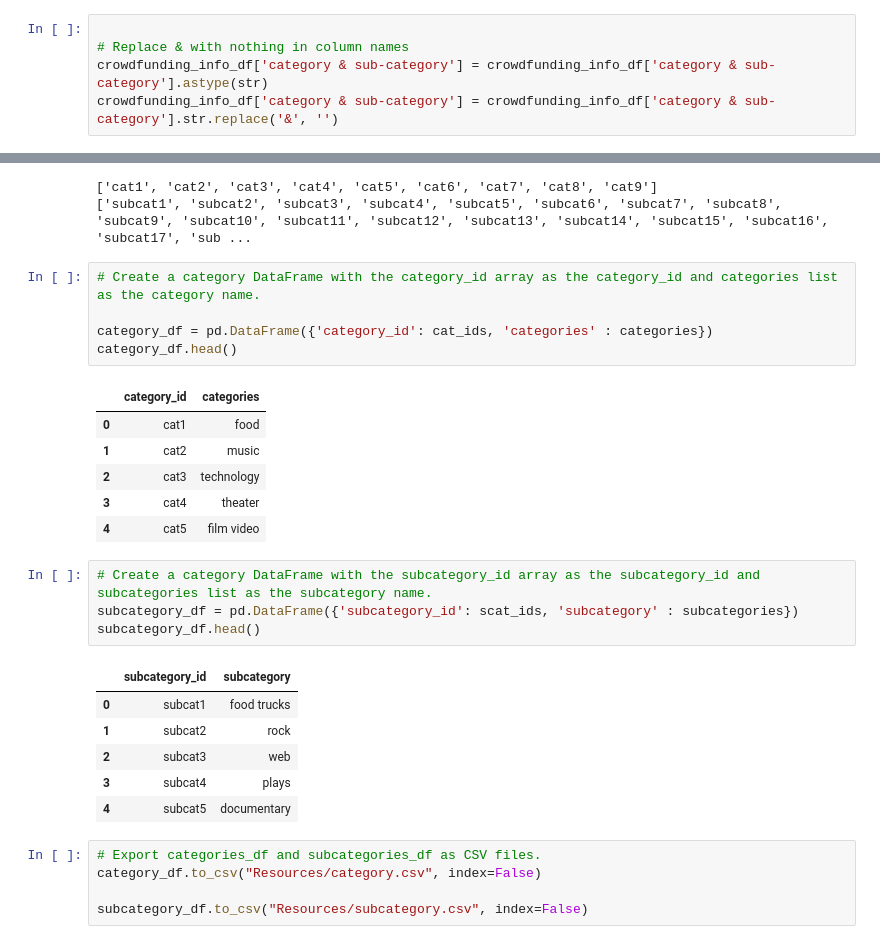
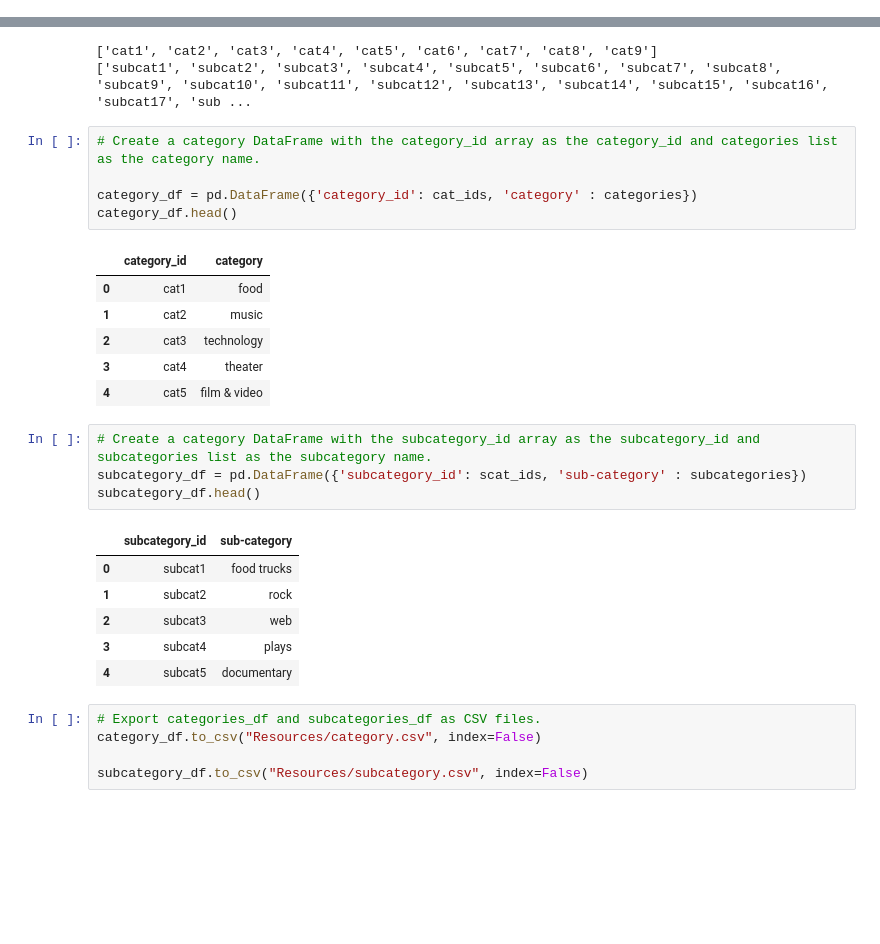
Before and after one commit to matanick1/Crowdfunding_ETL, a Jupyter notebook: ETL_Mini_Project_TMatanick_JNapier.ipynb, the cells around one changed output, grey strips where cells are left out. Cells and saved outputs as stored; diff of their text form; blank space fills up the shorter version.

```diff
--- a/ETL_Mini_Project_TMatanick_JNapier.ipynb
+++ b/ETL_Mini_Project_TMatanick_JNapier.ipynb
@@ -59,11 +59,6 @@ Index(['cf_id', 'contact_id', 'company_name', 'blurb', 'goal', 'pledged',
        'outcome', 'backers_count', 'country', 'currency', 'launched_at',
        'deadline', 'staff_pick', 'spotlight', 'category & sub-category'],
       dtype='object')
-# %%
-
-# Replace & with nothing in column names
-crowdfunding_info_df['category & sub-category'] = crowdfunding_info_df['category & sub-category'].astype(str)
-crowdfunding_info_df['category & sub-category'] = crowdfunding_info_df['category & sub-category'].str.replace('&', '')
 # %%
 
 # Assign the category and subcategory values to category and subcategory columns.
@@ -123,21 +118,21 @@ print(scat_ids)
 # %%
 # Create a category DataFrame with the category_id array as the category_id and categories list as the category name.
 
-category_df = pd.DataFrame({'category_id': cat_ids, 'categories' : categories})
+category_df = pd.DataFrame({'category_id': cat_ids, 'category' : categories})
 category_df.head()
 # %% [output]
-|  | category_id | categories |
+|  | category_id | category |
 | 0 | cat1 | food |
 | 1 | cat2 | music |
 | 2 | cat3 | technology |
 | 3 | cat4 | theater |
-| 4 | cat5 | film video |
+| 4 | cat5 | film & video |
 # %%
 # Create a category DataFrame with the subcategory_id array as the subcategory_id and subcategories list as the subcategory name.
-subcategory_df = pd.DataFrame({'subcategory_id': scat_ids, 'subcategory' : subcategories})
+subcategory_df = pd.DataFrame({'subcategory_id': scat_ids, 'sub-category' : subcategories})
 subcategory_df.head()
 # %% [output]
-|  | subcategory_id | subcategory |
+|  | subcategory_id | sub-category |
 | 0 | subcat1 | food trucks |
 | 1 | subcat2 | rock |
 | 2 | subcat3 | web |
```
Also changed, not shown: parts of 17 cells of this notebook, 3 other files.
